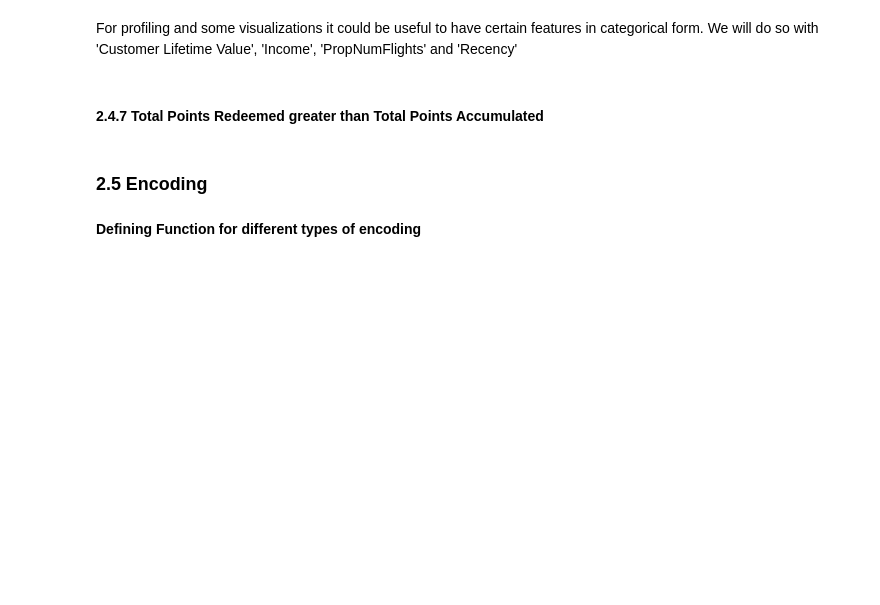
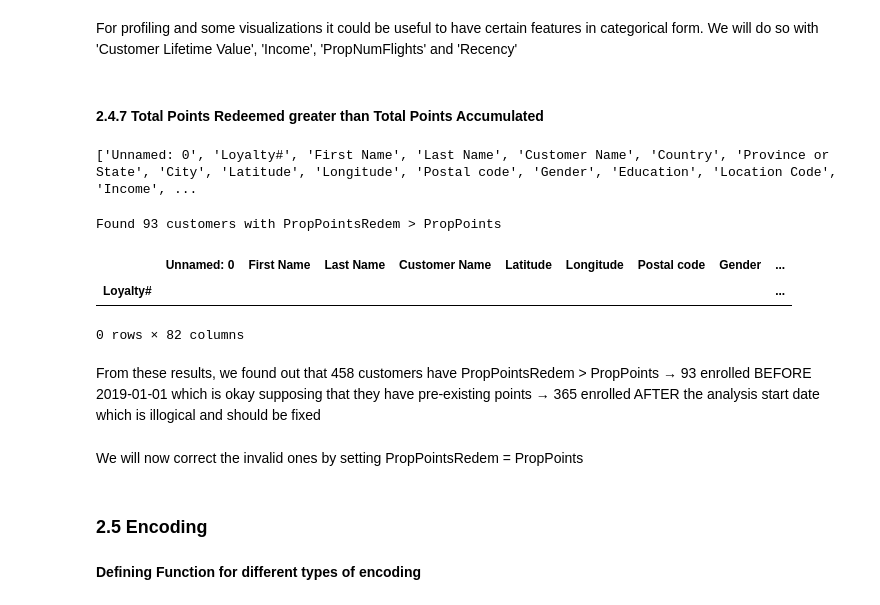
Before and after one commit to barbara-sousa-franco/Data-Mining-Project, a Jupyter notebook: Deliverable 2.ipynb, the cells around one changed output. Cells and saved outputs as stored; diff of their text form; code cells hidden in the pictures; blank space fills up the shorter version.

Commit message:
Updated deliverable, cleaned code, added analysis

```diff
--- a/Deliverable 2.ipynb
+++ b/Deliverable 2.ipynb
@@ -504,3 +504,26 @@ customers_merged['Recency_Category'] = pd.cut(
     right = False)
 # %% [markdown]
 #### **2.4.7 Total Points Redeemed greater than Total Points Accumulated**
+# %%
+print(customers_merged.columns.tolist())
+# %% [output]
+['Unnamed: 0', 'Loyalty#', 'First Name', 'Last Name', 'Customer Name', 'Country', 'Province or State', 'City', 'Latitude', 'Longitude', 'Postal code', 'Gender', 'Education', 'Location Code', 'Income', ...
+# %%
+ANALYSIS_START_DATE = pd.Timestamp('2019-01-01')
+# Find customers who redeemed more than accumulated (proportional)
+problematic = customers_merged[
+    customers_merged['PropPointsRedem'] > customers_merged['PropPoints']
+].copy()
+
+print(f"\nFound {len(problematic)} customers with PropPointsRedem > PropPoints")
+
+# Check how many enrolled before and after the analysis start date
+enrolled_before_2019 = problematic[problematic['EnrollmentDateOpening'] < ANALYSIS_START_DATE]
+enrolled_2019_or_later = problematic[problematic['EnrollmentDateOpening'] >= ANALYSIS_START_DATE]
+enrolled_before_2019
+enrolled_2019_or_later
+# %% [output]
+Found 93 customers with PropPointsRedem > PropPoints
+|  | Unnamed: 0 | First Name | Last Name | Customer Name | Latitude | Longitude | Postal code | Gender | ... |
+| Loyalty# |  |  |  |  |  |  |  |  | ... |
+0 rows × 82 columns
@@ -506,0 +534,6 @@ customers_merged['Recency_Category'] = pd.cut(
+# %% [markdown]
+From these results, we found out that 458 customers have PropPointsRedem > PropPoints
+→ 93 enrolled BEFORE 2019-01-01 which is okay supposing that they have pre-existing points
+→ 365 enrolled AFTER the analysis start date which is illogical and should be fixed
+# %% [markdown]
+We will now correct the invalid ones by setting PropPointsRedem = PropPoints
```
Also changed, not shown: parts of 8 cells of this notebook.
